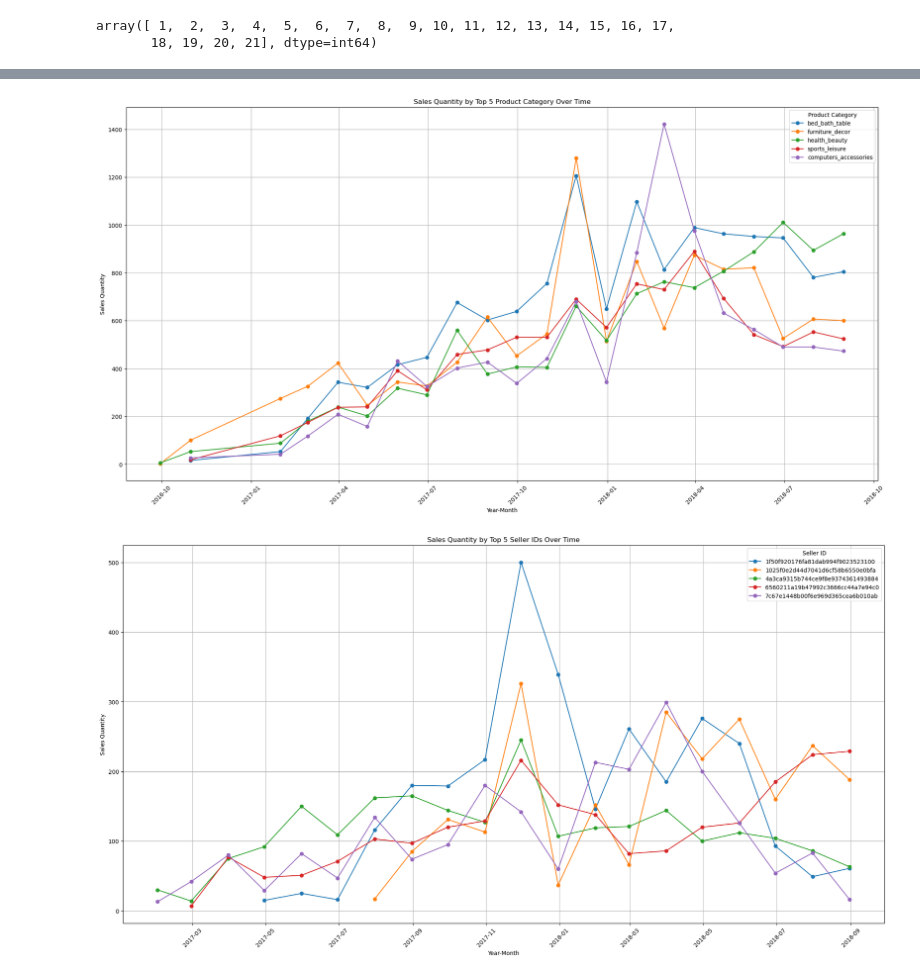
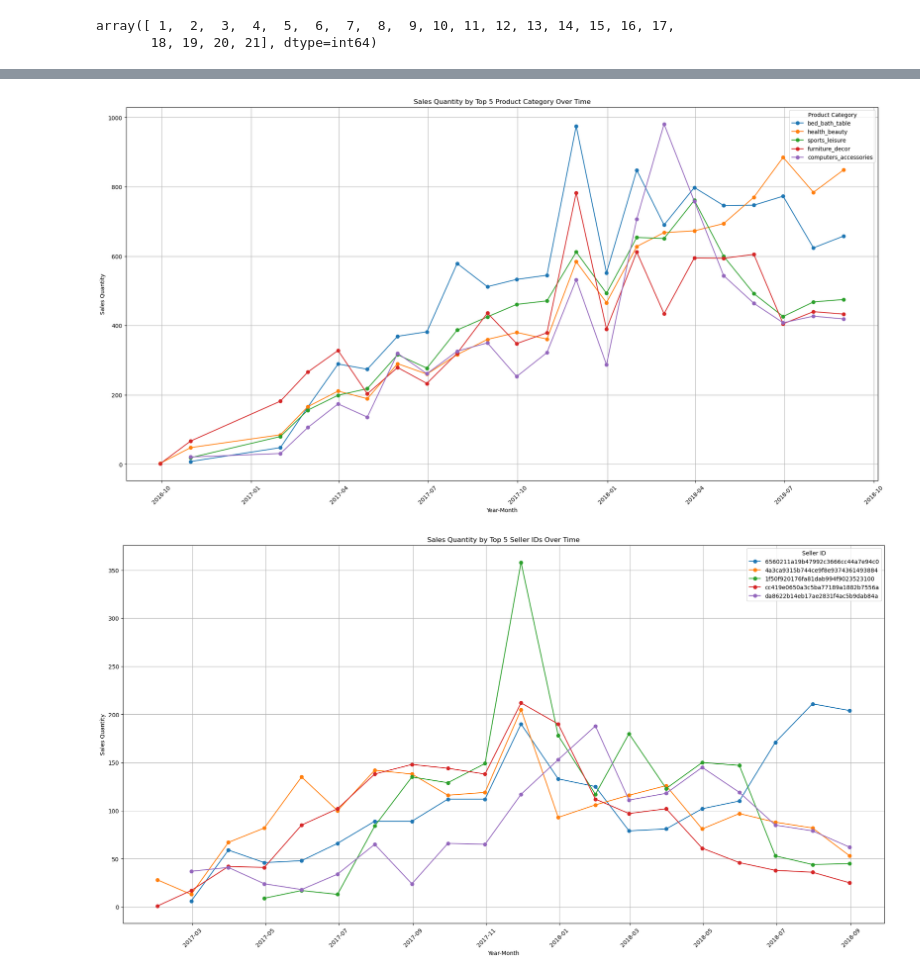
Before and after one commit to popraf/Demand-Forecasting, a Jupyter notebook: EDA.ipynb, the cells around one changed output, grey strips where cells are left out. Cells and saved outputs as stored; diff of their text form; code cells hidden in the pictures.

```diff
--- a/EDA.ipynb
+++ b/EDA.ipynb
@@ -175,11 +175,6 @@ After the join we lost 1603 rows due to lact of information about the purchase t
 # Drop redundant data, not related to this task
 # As this is just a demonstration, we won't be adding information such as holidays for a different set of countries the customers are from etc
 order_items = order_items.drop(columns=['freight_value','shipping_limit_date','product_category_name'])
-# %%
-# As I understand correctly per obtained dict, ['price'] is 'item price'
-# and ['order_item_id'] is 'sequential number identifying number of items included in the same order.'.
-# Therefore, total sales value is as follows: ['Total Sales'] = ['price'] * ['order_item_id']
-order_items['total_sales'] = order_items['price'] * order_items['order_item_id']
 # %%
 # Add a set of information regarding sale timestamp
 order_items['Purchase Date'] = order_items['order_purchase_timestamp'].dt.to_period('D')
@@ -292,11 +287,11 @@ plt.show()
 # %%
-# visualize item sales quantity over time by top 5 categories for each year month
+# visualize products category sales quantity over time by top 5 categories for each year month
 
-# group data by date and seller id, then sum the quantity
+# group data by date and seller id, then count rows
 sales_over_time = order_items.groupby([
     pd.Grouper(key='order_purchase_timestamp', freq='ME'),
     'product_category_name_english'
-])['order_item_id'].sum().reset_index()
+]).size().reset_index()
 sales_over_time.columns = ['Year-Month', 'Product Category', 'Sales Quantity'] # rename columns for clarity
 
 # calculate total sales for each product category
@@ -315,7 +310,7 @@ for category in top_categories:
     category_data = filtered_sales_over_time[filtered_sales_over_time['Product Category'] == category]
     plt.plot(category_data['Year-Month'], category_data['Sales Quantity'], marker='o', label=category)
 
-plt.title('Sales Quantity by Top 5 Product Category Over Time')
+plt.title('Sales Quantity by Top 5 Product Categories Over Time')
 plt.xlabel('Year-Month')
 plt.ylabel('Sales Quantity')
 plt.legend(title='Product Category')
@@ -323,42 +318,42 @@ plt.xticks(rotation=45)
 plt.grid(True)
 plt.show()
 # %% [output]
-[figure, old version]
+[figure, new version]
 # %%
 # visualize item sales quantity over time by top 5 sellers for each year month
 
 # group data by date and seller id, then sum the quantity
 sales_quant_over_time = order_items.groupby([
     pd.Grouper(key='order_purchase_timestamp', freq='ME'),
     'seller_id'
-])['order_item_id'].sum().reset_index()
+]).size().reset_index()
 sales_quant_over_time.columns = ['Year-Month', 'Seller ID', 'Sales Quantity'] # rename columns for clarity
 
 # calculate total sales for each product category
 total_sales_per_seller = sales_quant_over_time.groupby('Seller ID')['Sales Quantity'].sum().reset_index()
 
 # select the top 5 product sellers by sales
 top_sellers = total_sales_per_seller.nlargest(5, 'Sales Quantity')['Seller ID']
 
 # filter data to only include the top 5 sellers
 filtered_sales_quant_over_time = sales_quant_over_time[sales_quant_over_time['Seller ID'].isin(top_sellers)]
 
 # create the sales over time plot for the top 5 product sellers
 plt.figure(figsize=(24,12))
 
 for seller in top_sellers:
     seller_data = filtered_sales_quant_over_time[filtered_sales_quant_over_time['Seller ID'] == seller]
     plt.plot(seller_data['Year-Month'], seller_data['Sales Quantity'], marker='o', label=seller)
 
 plt.title('Sales Quantity by Top 5 Seller IDs Over Time')
 plt.xlabel('Year-Month')
 plt.ylabel('Sales Quantity')
 plt.legend(title='Seller ID')
 plt.xticks(rotation=45)
 plt.grid(True)
 plt.show()
 # %% [output]
-[figure, old version]
+[figure, new version]
 # %%
 # Lets count the number of records in the dataset by the date - it is very important as this is a panel data
 
```
Also changed, not shown: parts of 9 cells of this notebook.
